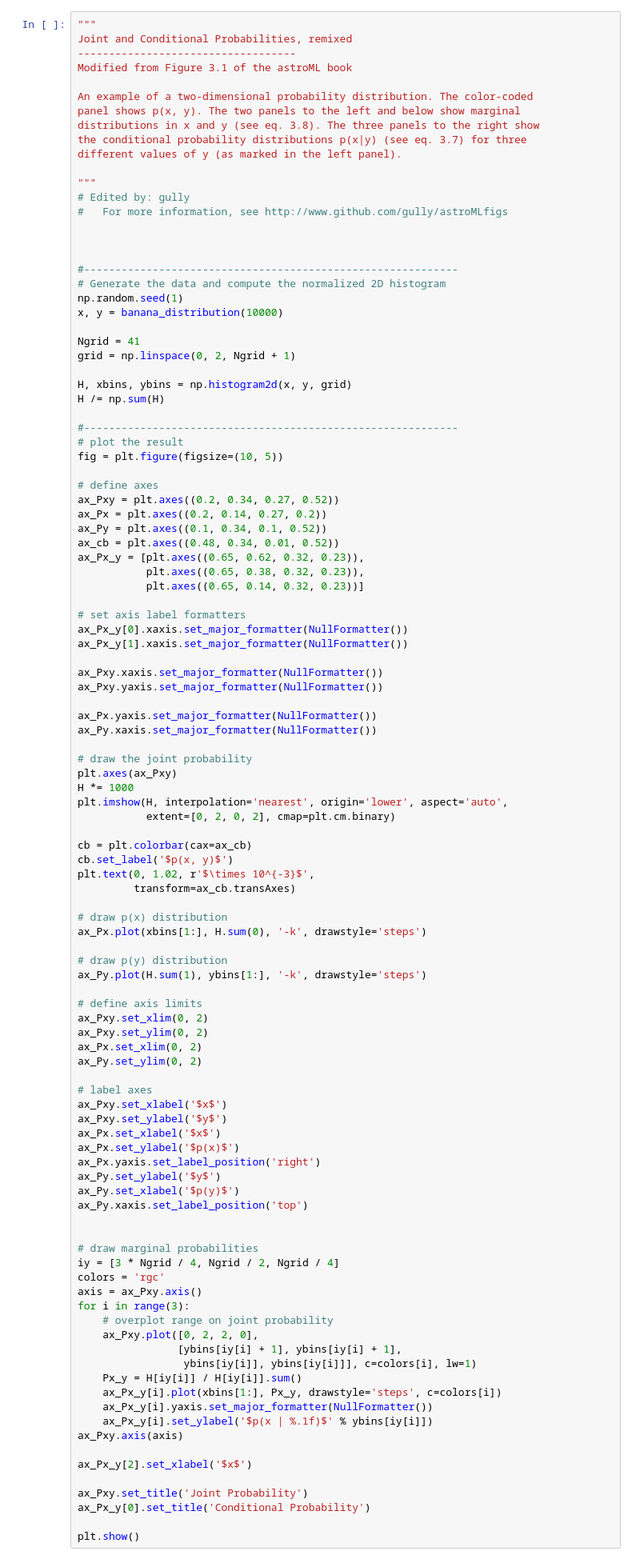
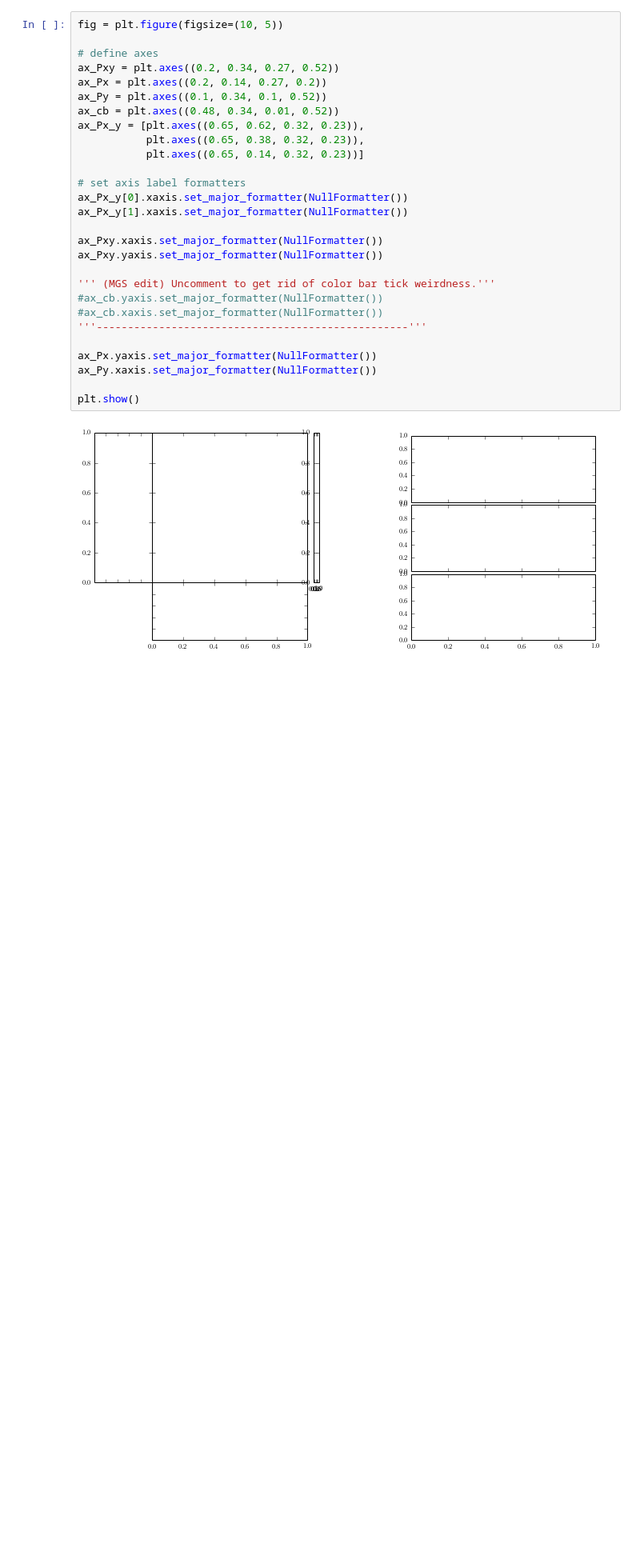
Before and after one commit to gully/astroMLfigs, a Jupyter notebook: fig03_02.ipynb, the cells around one changed output. Shown at 80% size. Drawn from its saved outputs; the diff is of its cells as text; blank space fills up the shorter version.

```diff
--- a/fig03_02.ipynb
+++ b/fig03_02.ipynb
@@ -200,107 +236,30 @@ return (x, y)
 # %%
-"""
-Joint and Conditional Probabilities, remixed
------------------------------------
-Modified from Figure 3.1 of the astroML book
-
-An example of a two-dimensional probability distribution. The color-coded
-panel shows p(x, y). The two panels to the left and below show marginal
-distributions in x and y (see eq. 3.8). The three panels to the right show
-the conditional probability distributions p(x|y) (see eq. 3.7) for three
-different values of y (as marked in the left panel).
-
-"""
-# Edited by: gully
-#   For more information, see http://www.github.com/gully/astroMLfigs
-
-
-
-#------------------------------------------------------------
-# Generate the data and compute the normalized 2D histogram
-np.random.seed(1)
-x, y = banana_distribution(10000)
-
-Ngrid = 41
-grid = np.linspace(0, 2, Ngrid + 1)
-
-H, xbins, ybins = np.histogram2d(x, y, grid)
-H /= np.sum(H)
-
-#------------------------------------------------------------
-# plot the result
 fig = plt.figure(figsize=(10, 5))
 
 # define axes
 ax_Pxy = plt.axes((0.2, 0.34, 0.27, 0.52))
 ax_Px = plt.axes((0.2, 0.14, 0.27, 0.2))
 ax_Py = plt.axes((0.1, 0.34, 0.1, 0.52))
 ax_cb = plt.axes((0.48, 0.34, 0.01, 0.52))
 ax_Px_y = [plt.axes((0.65, 0.62, 0.32, 0.23)),
            plt.axes((0.65, 0.38, 0.32, 0.23)),
            plt.axes((0.65, 0.14, 0.32, 0.23))]
 
 # set axis label formatters
 ax_Px_y[0].xaxis.set_major_formatter(NullFormatter())
 ax_Px_y[1].xaxis.set_major_formatter(NullFormatter())
 
 ax_Pxy.xaxis.set_major_formatter(NullFormatter())
 ax_Pxy.yaxis.set_major_formatter(NullFormatter())
 
+''' (MGS edit) Uncomment to get rid of color bar tick weirdness.'''
+#ax_cb.yaxis.set_major_formatter(NullFormatter())
+#ax_cb.xaxis.set_major_formatter(NullFormatter())
+'''--------------------------------------------------'''
+
 ax_Px.yaxis.set_major_formatter(NullFormatter())
 ax_Py.xaxis.set_major_formatter(NullFormatter())
 
-# draw the joint probability
-plt.axes(ax_Pxy)
-H *= 1000
-plt.imshow(H, interpolation='nearest', origin='lower', aspect='auto',
-           extent=[0, 2, 0, 2], cmap=plt.cm.binary)
-
-cb = plt.colorbar(cax=ax_cb)
-cb.set_label('$p(x, y)$')
-plt.text(0, 1.02, r'$\times 10^{-3}$',
-         transform=ax_cb.transAxes)
-
-# draw p(x) distribution
-ax_Px.plot(xbins[1:], H.sum(0), '-k', drawstyle='steps')
-
-# draw p(y) distribution
-ax_Py.plot(H.sum(1), ybins[1:], '-k', drawstyle='steps')
-
-# define axis limits
-ax_Pxy.set_xlim(0, 2)
-ax_Pxy.set_ylim(0, 2)
-ax_Px.set_xlim(0, 2)
-ax_Py.set_ylim(0, 2)
-
-# label axes
-ax_Pxy.set_xlabel('$x$')
-ax_Pxy.set_ylabel('$y$')
-ax_Px.set_xlabel('$x$')
-ax_Px.set_ylabel('$p(x)$')
-ax_Px.yaxis.set_label_position('right')
-ax_Py.set_ylabel('$y$')
-ax_Py.set_xlabel('$p(y)$')
-ax_Py.xaxis.set_label_position('top')
-
-
-# draw marginal probabilities
-iy = [3 * Ngrid / 4, Ngrid / 2, Ngrid / 4]
-colors = 'rgc'
-axis = ax_Pxy.axis()
-for i in range(3):
-    # overplot range on joint probability
-    ax_Pxy.plot([0, 2, 2, 0],
-                [ybins[iy[i] + 1], ybins[iy[i] + 1],
-                 ybins[iy[i]], ybins[iy[i]]], c=colors[i], lw=1)
-    Px_y = H[iy[i]] / H[iy[i]].sum()
-    ax_Px_y[i].plot(xbins[1:], Px_y, drawstyle='steps', c=colors[i])
-    ax_Px_y[i].yaxis.set_major_formatter(NullFormatter())
-    ax_Px_y[i].set_ylabel('$p(x | %.1f)$' % ybins[iy[i]])
-ax_Pxy.axis(axis)
-
-ax_Px_y[2].set_xlabel('$x$')
-
-ax_Pxy.set_title('Joint Probability')
-ax_Px_y[0].set_title('Conditional Probability')
-
 plt.show()
+# %% [output]
+[figure, added]
```
Also changed, not shown: parts of 9 cells of this notebook.
